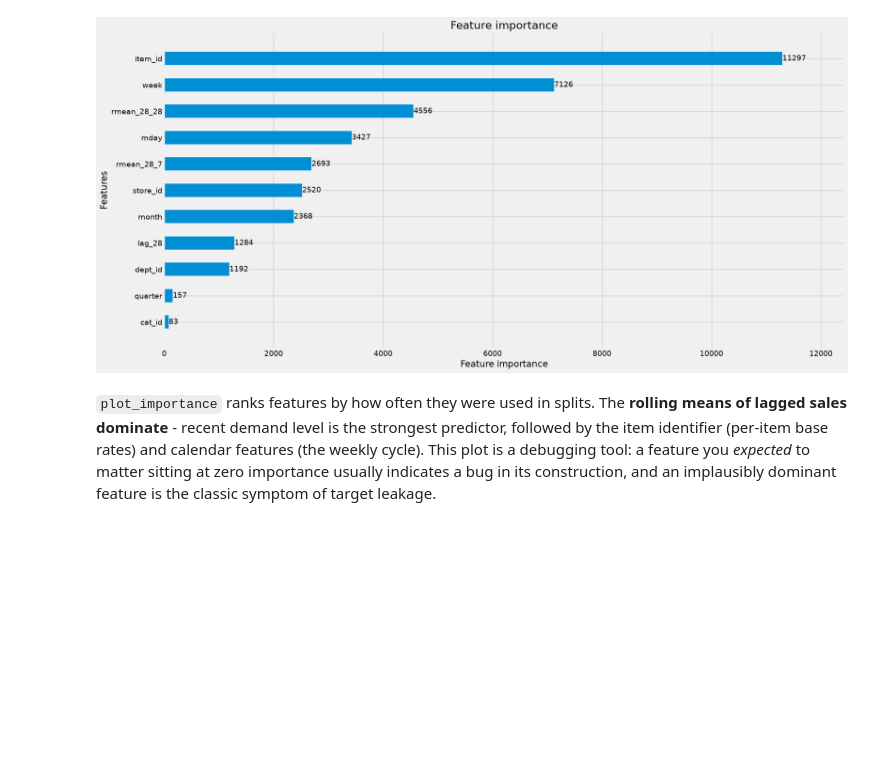
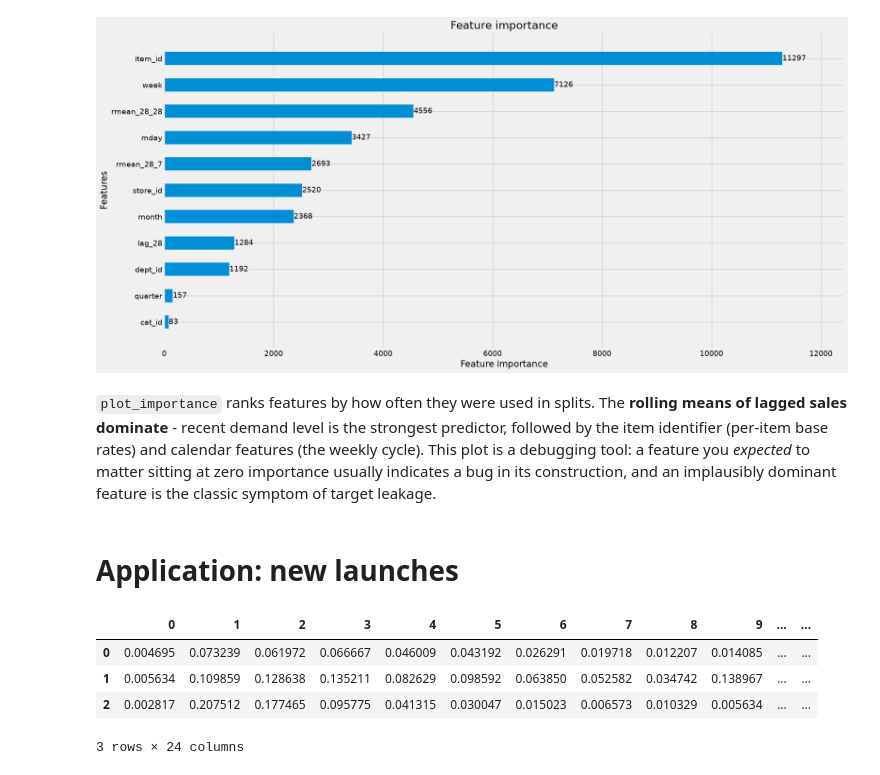
Before and after one commit to tng-konrad/time-series-with-Konrad, a Jupyter notebook: addendum-sales-and-demand-forecasting.ipynb, the cells around one changed output. Drawn from its saved outputs; the diff is of its cells as text; code cells hidden in the pictures; blank space fills up the shorter version.

```diff
--- a/addendum-sales-and-demand-forecasting.ipynb
+++ b/addendum-sales-and-demand-forecasting.ipynb
@@ -877,3 +877,26 @@ print()
 [figure]
 # %% [markdown]
 `plot_importance` ranks features by how often they were used in splits. The **rolling means of lagged sales dominate** - recent demand level is the strongest predictor,  followed by the item identifier (per-item base rates) and calendar features (the weekly cycle). This plot is a debugging tool: a feature you *expected* to matter sitting at zero importance usually indicates a bug in its construction, and an implausibly dominant feature is the classic symptom of target leakage.
+# %% [markdown]
+# Application: new launches
+# %%
+xtrain = pd.read_csv(CFG.data_folder + 'train_vis.csv')
+xtest = pd.read_csv(CFG.data_folder + 'test_vis.csv')
+
+
+def correct_time(dfr):
+    dfr['release_date'] = pd.to_datetime(dfr['release_date'])
+    dfr['week'] = dfr.release_date.dt.isocalendar().week
+    dfr['month'] = dfr.release_date.dt.month
+    dfr['day'] = dfr.release_date.dt.day
+
+correct_time(xtrain)
+correct_time(xtest)
+
+xtrain.head(3)
+# %% [output]
+|  | 0 | 1 | 2 | 3 | 4 | 5 | 6 | 7 | 8 | 9 | ... | ... |
+| 0 | 0.004695 | 0.073239 | 0.061972 | 0.066667 | 0.046009 | 0.043192 | 0.026291 | 0.019718 | 0.012207 | 0.014085 | ... | ... |
+| 1 | 0.005634 | 0.109859 | 0.128638 | 0.135211 | 0.082629 | 0.098592 | 0.063850 | 0.052582 | 0.034742 | 0.138967 | ... | ... |
+| 2 | 0.002817 | 0.207512 | 0.177465 | 0.095775 | 0.041315 | 0.030047 | 0.015023 | 0.006573 | 0.010329 | 0.005634 | ... | ... |
+3 rows × 24 columns
```
Also changed, not shown: parts of 3 cells of this notebook.
